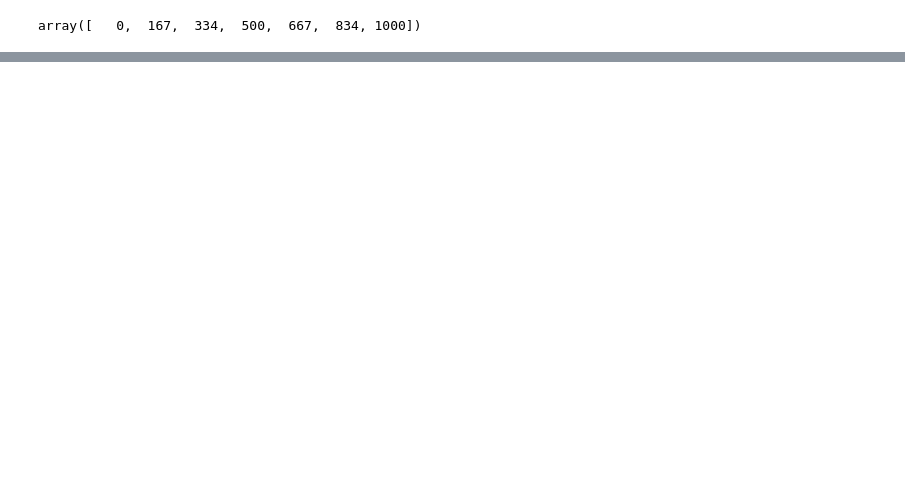
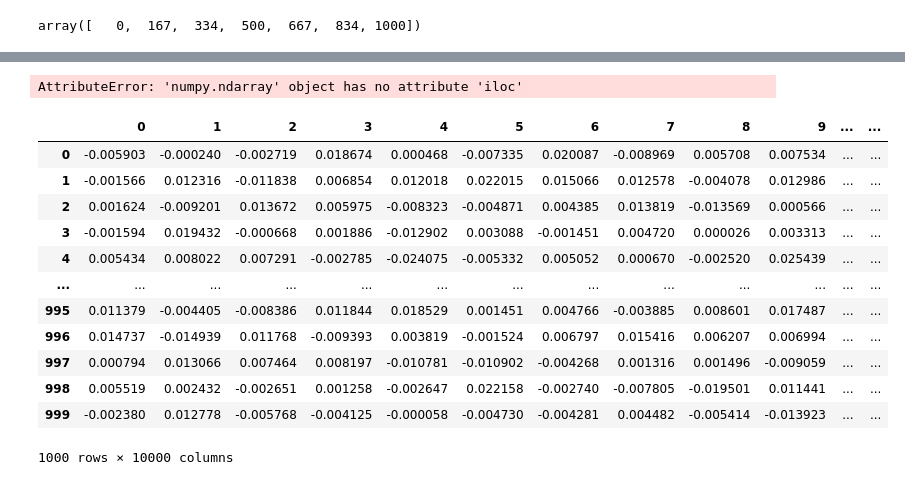
Before and after one commit to Goooo4it/Advances-in-Financial-Machine-Learning, a Jupyter notebook: 20.Multiprocessing.ipynb, the cells around one changed output, grey strips where cells are left out. Drawn from its saved outputs; the diff is of its cells as text; code cells hidden in the pictures; blank space fills up the shorter version.

```diff
--- a/20.Multiprocessing.ipynb
+++ b/20.Multiprocessing.ipynb
@@ -89,0 +195,4 @@ array([   0,  167,  334,  500,  667,  834, 1000])
+# %%
+barrierTouch(r)
+# %% [output]
+AttributeError: 'numpy.ndarray' object has no attribute 'iloc'
@@ -89,0 +243,19 @@ array([   0,  167,  334,  500,  667,  834, 1000])
+# %%
+import pandas as pd
+r, numThreads = np.random.normal(0, 0.01, size=(1000, 10000)), mp.cpu_count()
+r_df = pd.DataFrame(r)
+r_df
+# %% [output]
+|  | 0 | 1 | 2 | 3 | 4 | 5 | 6 | 7 | 8 | 9 | ... | ... |
+| 0 | -0.005903 | -0.000240 | -0.002719 | 0.018674 | 0.000468 | -0.007335 | 0.020087 | -0.008969 | 0.005708 | 0.007534 | ... | ... |
+| 1 | -0.001566 | 0.012316 | -0.011838 | 0.006854 | 0.012018 | 0.022015 | 0.015066 | 0.012578 | -0.004078 | 0.012986 | ... | ... |
+| 2 | 0.001624 | -0.009201 | 0.013672 | 0.005975 | -0.008323 | -0.004871 | 0.004385 | 0.013819 | -0.013569 | 0.000566 | ... | ... |
+| 3 | -0.001594 | 0.019432 | -0.000668 | 0.001886 | -0.012902 | 0.003088 | -0.001451 | 0.004720 | 0.000026 | 0.003313 | ... | ... |
+| 4 | 0.005434 | 0.008022 | 0.007291 | -0.002785 | -0.024075 | -0.005332 | 0.005052 | 0.000670 | -0.002520 | 0.025439 | ... | ... |
+| ... | ... | ... | ... | ... | ... | ... | ... | ... | ... | ... | ... | ... |
+| 995 | 0.011379 | -0.004405 | -0.008386 | 0.011844 | 0.018529 | 0.001451 | 0.004766 | -0.003885 | 0.008601 | 0.017487 | ... | ... |
+| 996 | 0.014737 | -0.014939 | 0.011768 | -0.009393 | 0.003819 | -0.001524 | 0.006797 | 0.015416 | 0.006207 | 0.006994 | ... | ... |
+| 997 | 0.000794 | 0.013066 | 0.007464 | 0.008197 | -0.010781 | -0.010902 | -0.004268 | 0.001316 | 0.001496 | -0.009059 | ... | ... |
+| 998 | 0.005519 | 0.002432 | -0.002651 | 0.001258 | -0.002647 | 0.022158 | -0.002740 | -0.007805 | -0.019501 | 0.011441 | ... | ... |
+| 999 | -0.002380 | 0.012778 | -0.005768 | -0.004125 | -0.000058 | -0.004730 | -0.004281 | 0.004482 | -0.005414 | -0.013923 | ... | ... |
+1000 rows × 10000 columns
```
Also changed, not shown: parts of 14 cells of this notebook.
